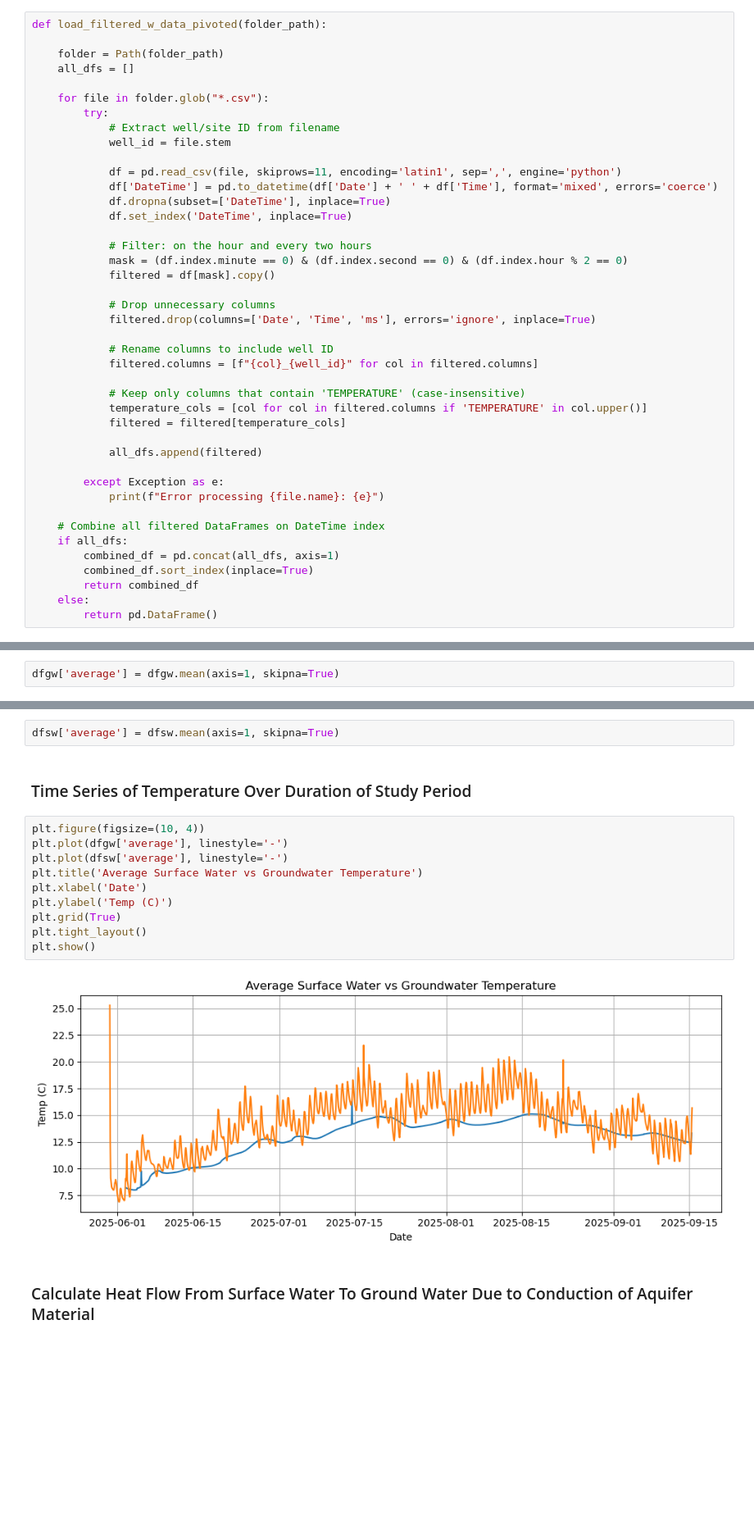
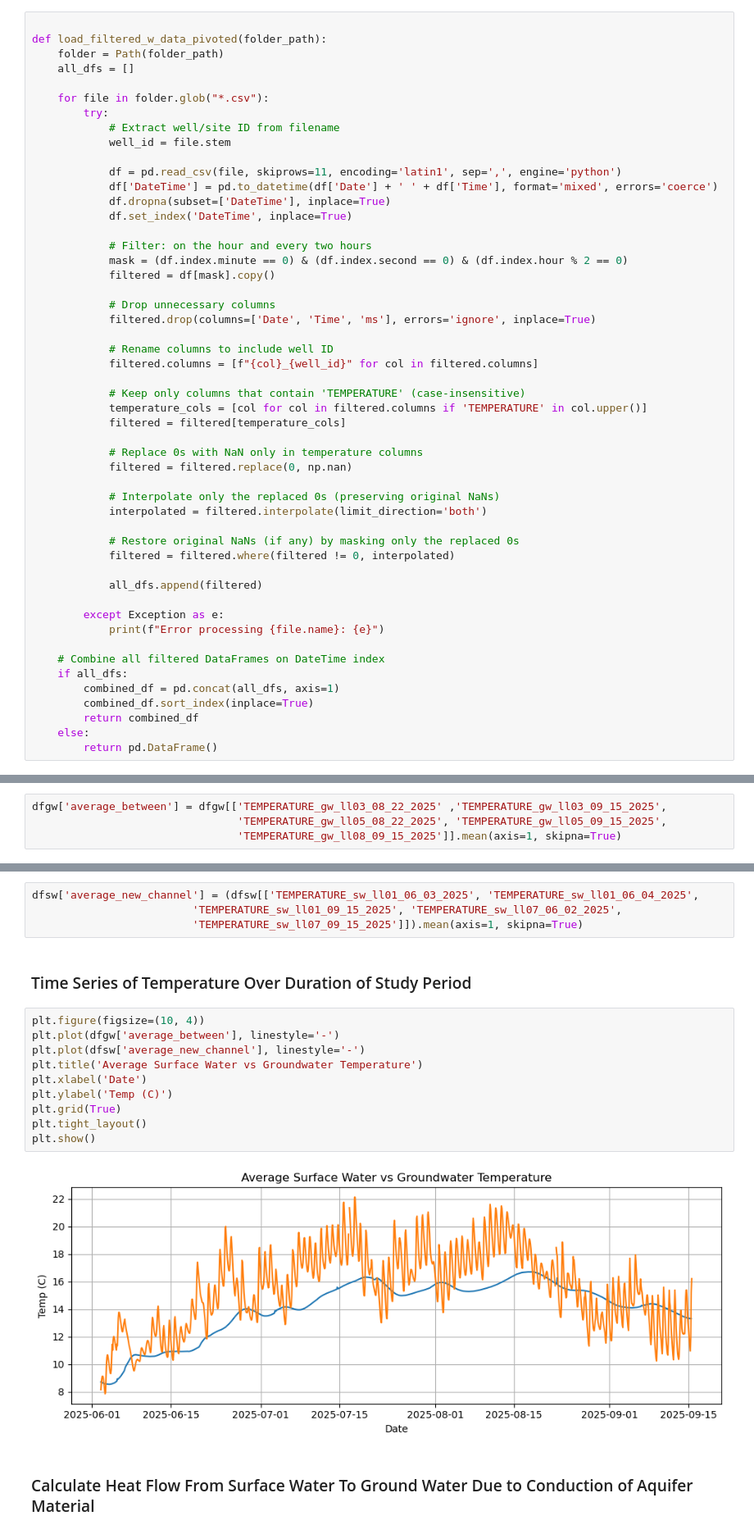
Before and after one commit to ryansiegel44/ESCI_895_Final_Project_RyanS, a Jupyter notebook: Final_Project_NB.ipynb, the cells around one changed output, grey strips where cells are left out. Shown at 82% size. Cells and saved outputs as stored; diff of their text form; blank space fills up the shorter version.

```diff
--- a/Final_Project_NB.ipynb
+++ b/Final_Project_NB.ipynb
@@ -30,8 +46,8 @@ emissivity = 0.97
 # %% [markdown]
 ### Function for Loading in Water Temp Data
 # %%
+
 def load_filtered_w_data_pivoted(folder_path):
-
     folder = Path(folder_path)
     all_dfs = []
 
@@ -59,6 +75,15 @@ def load_filtered_w_data_pivoted(folder_path):
             temperature_cols = [col for col in filtered.columns if 'TEMPERATURE' in col.upper()]
             filtered = filtered[temperature_cols]
 
+            # Replace 0s with NaN only in temperature columns
+            filtered = filtered.replace(0, np.nan)
+
+            # Interpolate only the replaced 0s (preserving original NaNs)
+            interpolated = filtered.interpolate(limit_direction='both')
+
+            # Restore original NaNs (if any) by masking only the replaced 0s
+            filtered = filtered.where(filtered != 0, interpolated)
+
             all_dfs.append(filtered)
 
         except Exception as e:
@@ -107,3 +148,5 @@ Error processing sw_ll11_09_15_2025_cond.csv: Expected 1 fields in line 14, saw
 # %%
-dfgw['average'] = dfgw.mean(axis=1, skipna=True)
+dfgw['average_between'] = dfgw[['TEMPERATURE_gw_ll03_08_22_2025' ,'TEMPERATURE_gw_ll03_09_15_2025',
+                                'TEMPERATURE_gw_ll05_08_22_2025', 'TEMPERATURE_gw_ll05_09_15_2025',
+                                'TEMPERATURE_gw_ll08_09_15_2025']].mean(axis=1, skipna=True)
 # %% [markdown]
@@ -111,19 +154,21 @@ dfgw['average'] = dfgw.mean(axis=1, skipna=True)
 # %%
-dfsw['average'] = dfsw.mean(axis=1, skipna=True)
+dfsw['average_new_channel'] = (dfsw[['TEMPERATURE_sw_ll01_06_03_2025', 'TEMPERATURE_sw_ll01_06_04_2025',
+                         'TEMPERATURE_sw_ll01_09_15_2025', 'TEMPERATURE_sw_ll07_06_02_2025',
+                         'TEMPERATURE_sw_ll07_09_15_2025']]).mean(axis=1, skipna=True)
 # %% [markdown]
 ### Time Series of Temperature Over Duration of Study Period
 # %%
 plt.figure(figsize=(10, 4))
-plt.plot(dfgw['average'], linestyle='-')
-plt.plot(dfsw['average'], linestyle='-')
+plt.plot(dfgw['average_between'], linestyle='-')
+plt.plot(dfsw['average_new_channel'], linestyle='-')
 plt.title('Average Surface Water vs Groundwater Temperature')
 plt.xlabel('Date')
 plt.ylabel('Temp (C)')
 plt.grid(True)
 plt.tight_layout()
 plt.show()
 # %% [output]
-[figure, old version]
+[figure, new version]
 # %% [markdown]
 ### Calculate Heat Flow From Surface Water To Ground Water Due to Conduction of Aquifer Material
 # %%
```
Also changed, not shown: parts of 13 cells of this notebook.
